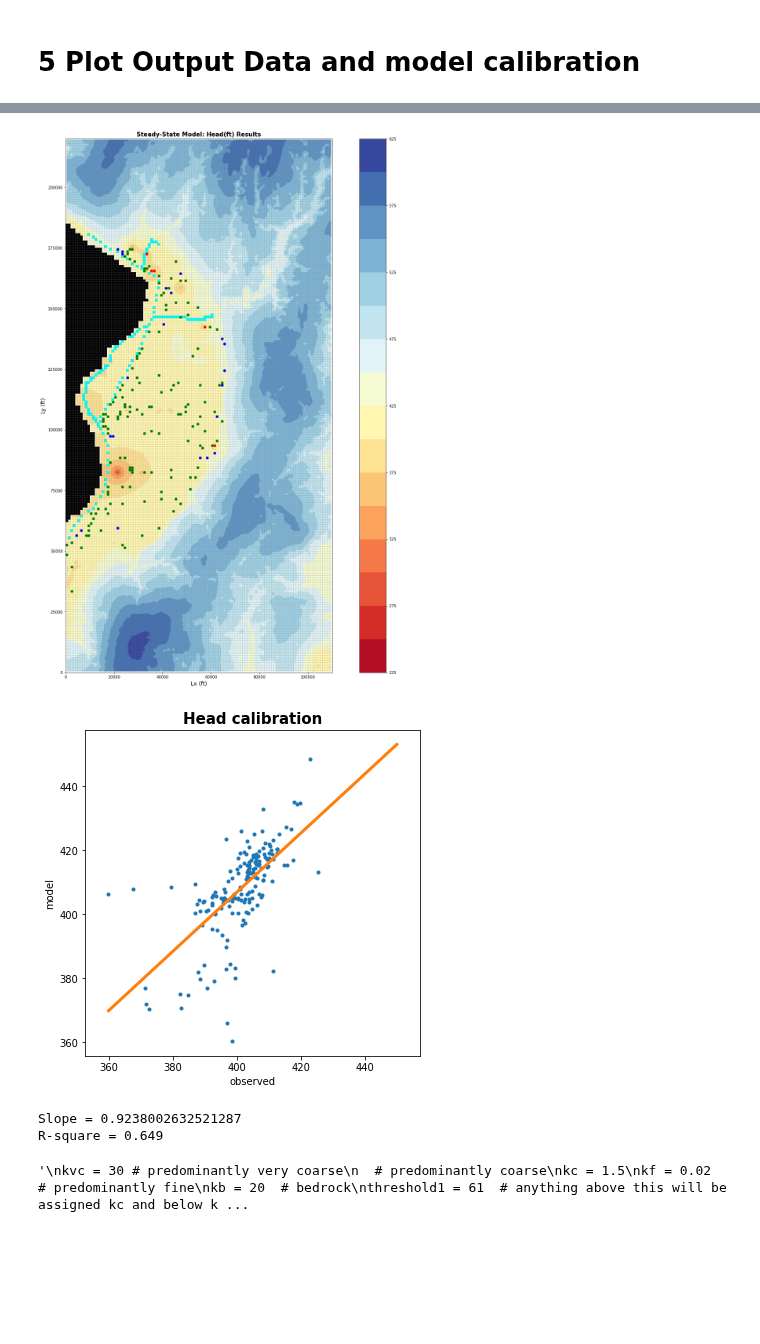
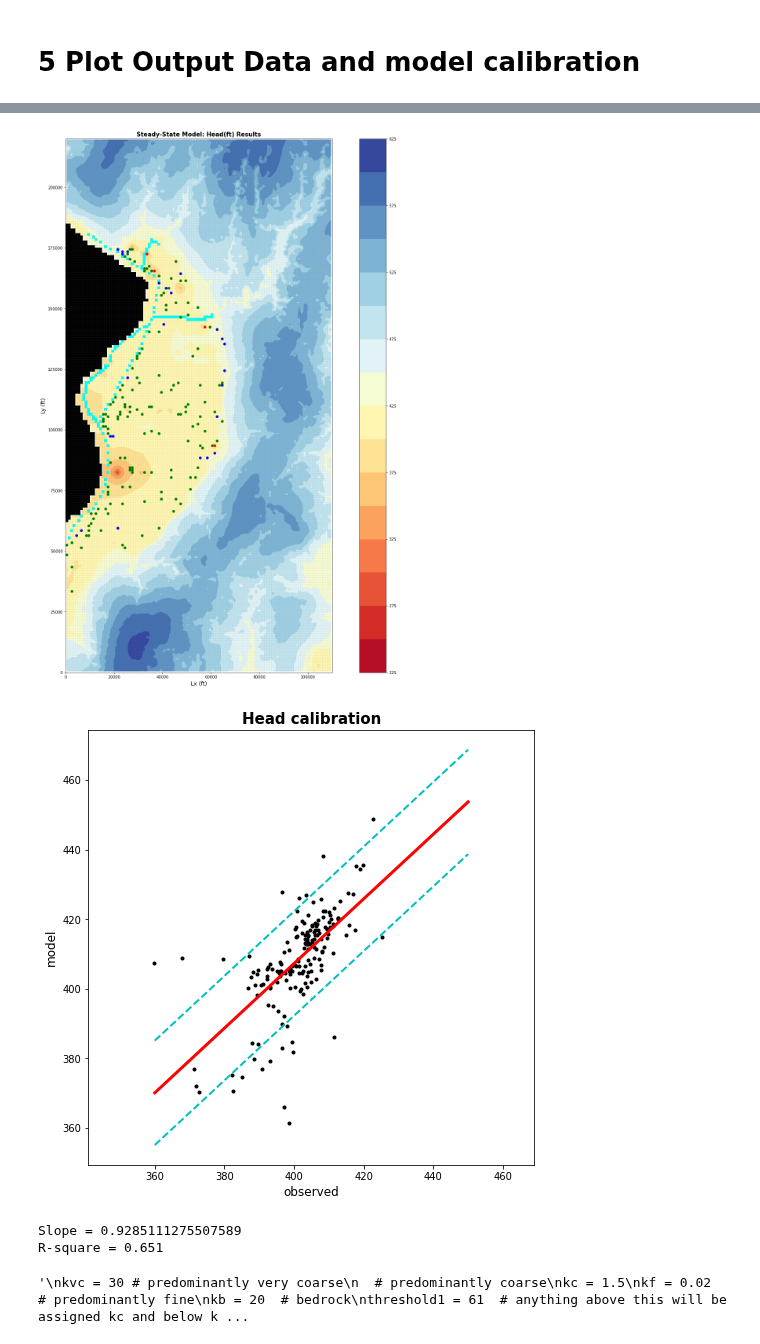
Before and after one commit to Firas-95/GEO572-Project-E.St.Louis, a Jupyter notebook: ESL_model_v2.24.ipynb, the cells around one changed output, grey strips where cells are left out. Saved outputs shown, nothing was run; the diff lists cells and outputs as text; code cells hidden in the pictures; blank space fills up the shorter version.

```diff
--- a/ESL_model_v2.24.ipynb
+++ b/ESL_model_v2.24.ipynb
@@ -791,7 +791,7 @@ contour_levels = np.linspace(300,600,10) #set contour levels for contouring head
 # head_contours = modelmap.contour_array(
 #     head[0], levels=contour_levels,cmap=plt.cm.jet_r)  #create head contours
 # plt.clabel(head_contours, inline=1, fontsize=11, fmt='%1.0f')
-modelmap.plot_grid(linewidth=0.3)
+modelmap.plot_grid(linewidth=0.1)
 plt.colorbar(plt.contourf(X, Y, head1,14,cmap=plt.cm.RdYlBu))
 rvr = modelmap.plot_bc(ftype='RIV',color='aqua')
 ib = modelmap.plot_ibound()
@@ -812,31 +812,33 @@ for index, row in dfhisthead.iterrows():
     plt.plot(row['x'],row['y'],"or") # red: observe >> model
 plt.show()
 # %% [output]
-[figure, old version]
+[figure, new version]
 # %%
 "Create the calibration plot."
-plt.figure(figsize=[6,6])
-plt.plot(dfhisthead["y1995"],dfhisthead["model"],'.')
-plt.xlabel('observed')
-plt.ylabel('model')
+plt.figure(figsize=[8,8],facecolor="white")
+plt.plot(dfhisthead["y1995"],dfhisthead["model"],'.k',markersize=6)
+plt.xlabel('observed',fontsize=12)
+plt.ylabel('model',fontsize=12)
 plt.axis("equal")
 plt.title('Head calibration',fontsize=15,fontweight='bold')
 
 def linline(x, a, b):
     return a + b * x
 
 para, conv = spo.curve_fit(linline, dfhisthead["y1995"],dfhisthead["model"])
 # z = np.polyfit(dfhisthead["y1995"],dfhisthead["model"], 1,conv=True)
 correlation = np.corrcoef(dfhisthead["y1995"],dfhisthead["model"])[0,1]
 xx=np.linspace(360,450,90)
 
-plt.plot(xx, linline(xx,para[0],para[1]), '-', linewidth=3)
+plt.plot(xx, linline(xx,para[0],para[1]), '-r', linewidth=3)
+plt.plot(xx, linline(xx,para[0],para[1])+15, '--c', linewidth=2)
+plt.plot(xx, linline(xx,para[0],para[1])-15, '--c', linewidth=2)
 plt.show()
 print("Slope =",para[1],"\nR-square =", round(correlation,3))
 # %% [output]
-[figure, old version]
+[figure, new version]
-Slope = 0.9238002632521287
-R-square = 0.649
+Slope = 0.9285111275507589
+R-square = 0.651
 # %%
 """
 kvc = 30 # predominantly very coarse
```
Also changed, not shown: parts of 3 cells of this notebook.
